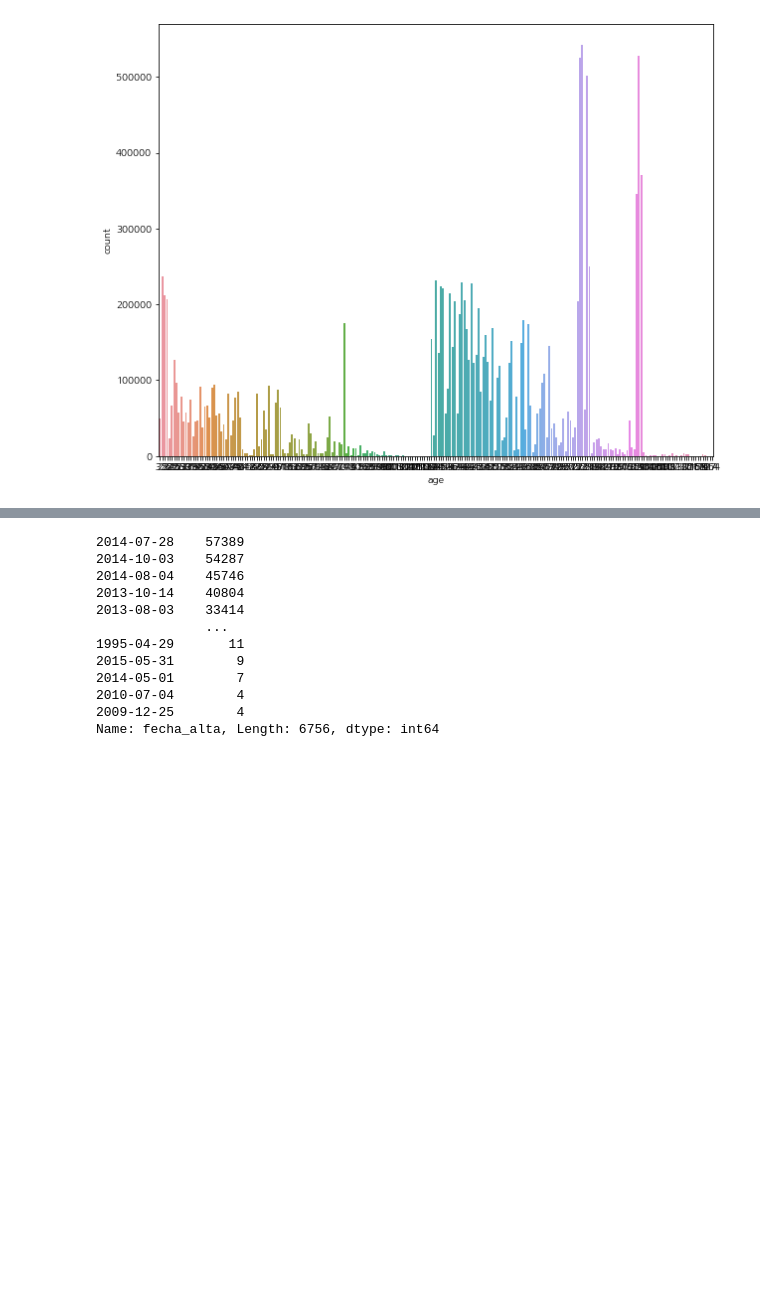
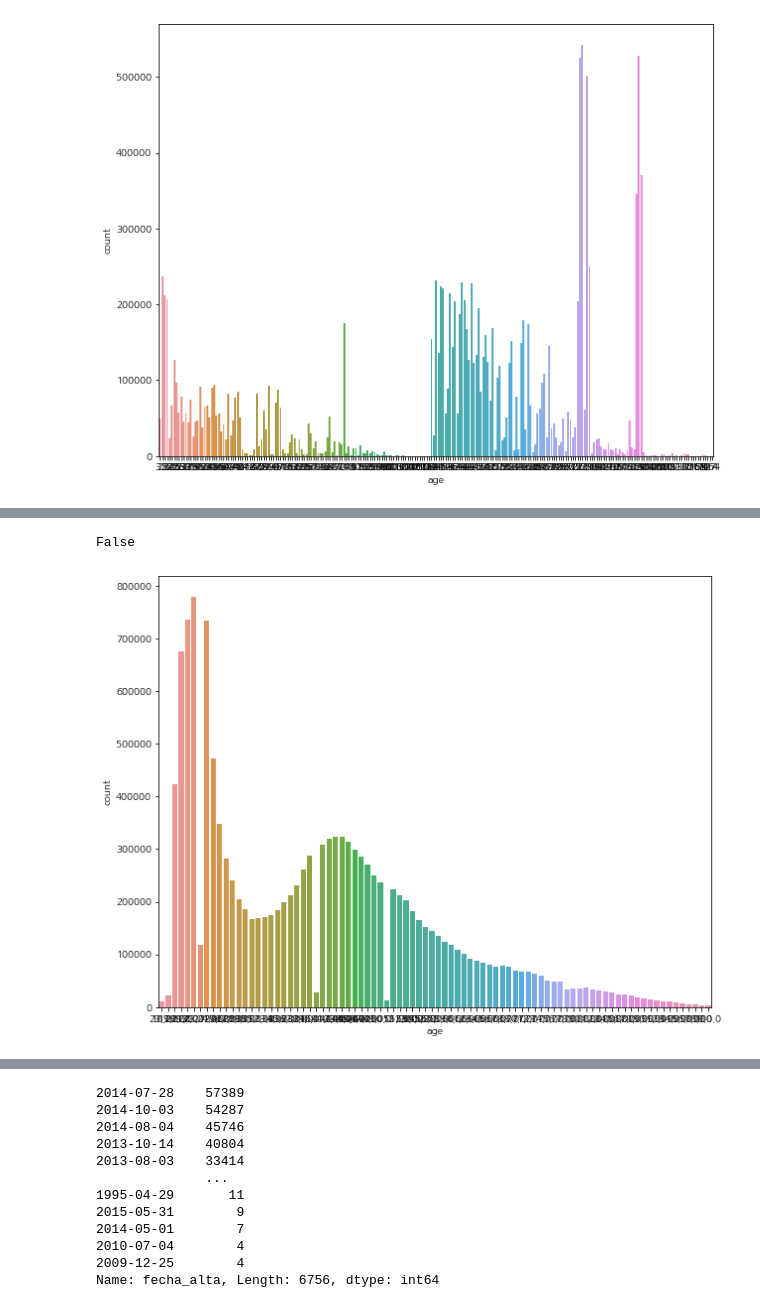
Before and after one commit to youngjo89/santander, a Jupyter notebook: santander.ipynb, the cells around one changed output, grey strips where cells are left out. Saved outputs shown, nothing was run; the diff lists cells and outputs as text; code cells hidden in the pictures; blank space fills up the shorter version.

Commit message:
investigating columns

```diff
--- a/santander.ipynb
+++ b/santander.ipynb
@@ -224,0 +271,9 @@ Name: sexo, dtype: int64
+# %%
+# sexo column이 nan인 index들중 반을 sample method로 뽑아 V로 나머지는 H로.. 반은 여자 반은 남자
+V_index = train[train["sexo"].isnull()].sample(n = int(train["sexo"].isnull().sum() / 2), random_state = 1).index
+
+train.loc[V_index, "sexo"] = "V"
+
+train["sexo"].fillna(value = "H", inplace = True)
+
+print(train["sexo"].isnull().any())
@@ -247,0 +325,6 @@ Name: age, Length: 235, dtype: int64
+# %%
+# " Na" 값을 먼저 nan으로 바꾼다..
+train.loc[train["age"] == " NA", "age"] = np.NaN
+# %%
+# 공백이 포함되서 문자열로 인식되는걸 숫자로 바꿔준다
+train["age"] = pd.to_numeric(train["age"])
@@ -247,0 +345,23 @@ Name: age, Length: 235, dtype: int64
+# %%
+# 나이가 너무 적거나 너무 많은 경우가 있다...
+# nan값은 평균값으로 바꾸고..
+# 너무 적거나 너무 많은 경우는 일정 범위의 평균값으로 바꿔보자..
+train.loc[train["age"] < 18, "age"] = train.loc[(train["age"] >= 18) & (train["age"] <= 30), "age"].mean()
+train.loc[train["age"] > 100, "age"] = train.loc[(train["age"] >= 31) & (train["age"] <= 100), "age"].mean()
+
+train["age"].fillna(value = train["age"].mean(), inplace = True)
+
+print(train["age"].isnull().any())
+
+# 나이는 int형태로 바꿔준다
+train["age"] = train["age"].astype(int)
+# %% [output]
+False
+# %%
+# age column을 정리하고나니 중간중간 어색한 부분이 있지만 훨씬 깔끔한 그래프 형태가 되었다..
+
+plt.figure(figsize = (10, 8))
+sns.countplot(train["age"])
+plt.show()
+# %% [output]
+[figure, added]
```
Also changed, not shown: parts of 28 cells of this notebook.
